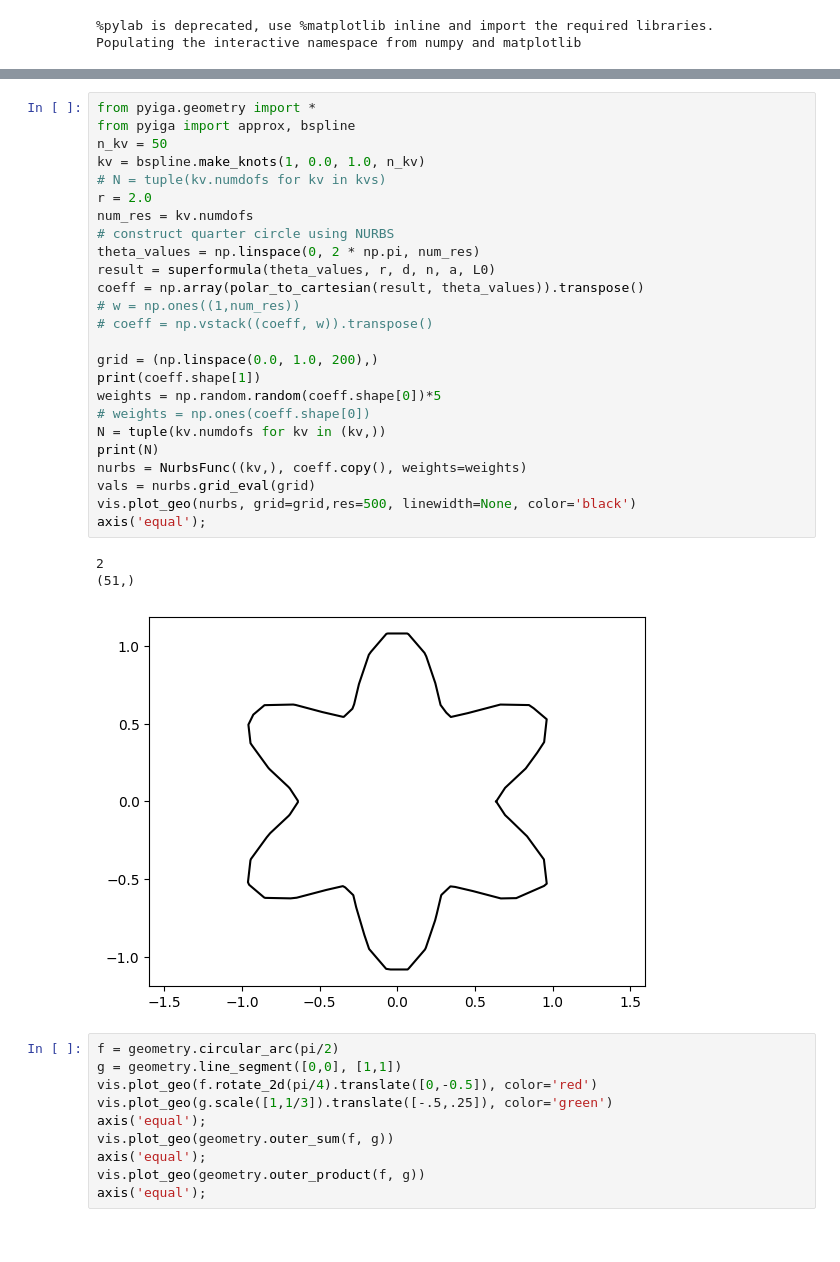
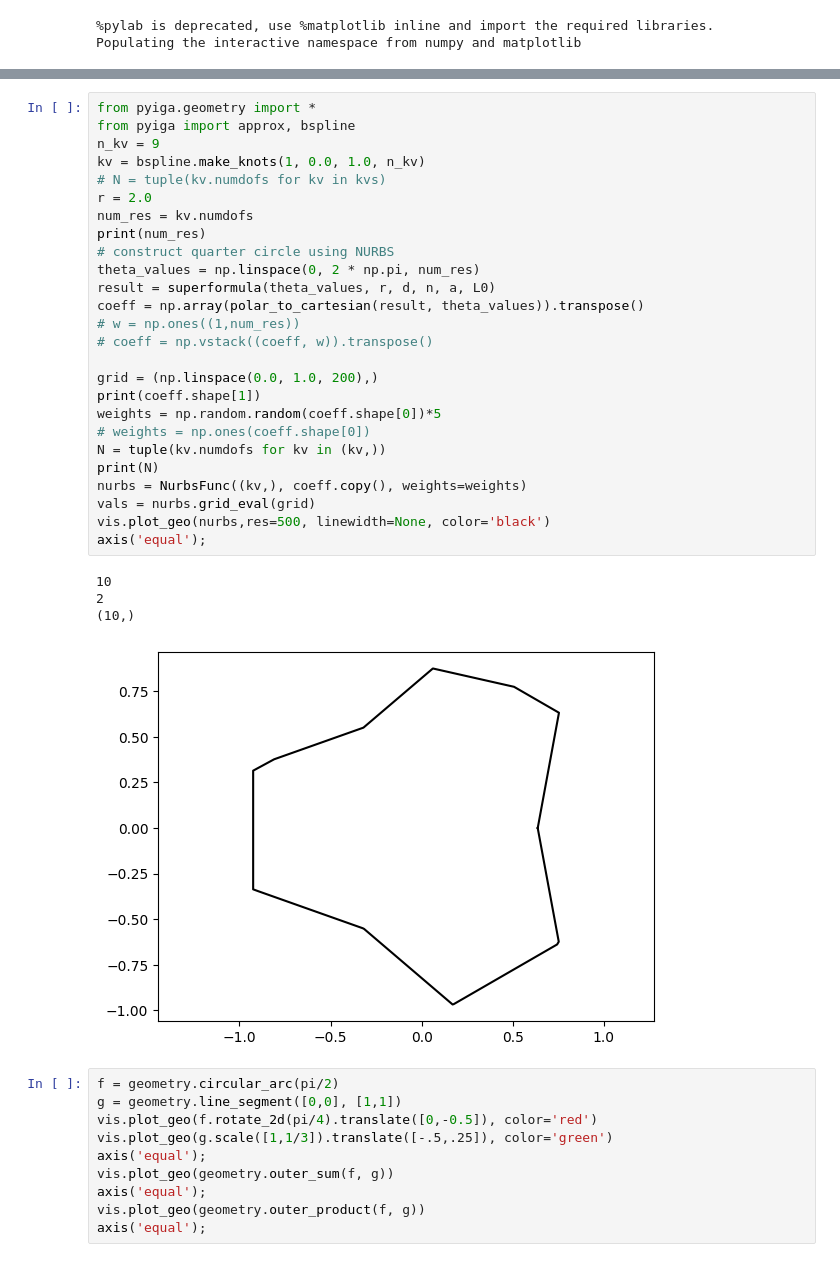
Before and after one commit to kevin866/pyiga, a Jupyter notebook: notebooks/nurbs_super.ipynb, the cells around one changed output, grey strips where cells are left out. Drawn from its saved outputs; the diff is of its cells as text.

```diff
--- a/notebooks/nurbs_super.ipynb
+++ b/notebooks/nurbs_super.ipynb
@@ -38,32 +35,34 @@ result = superformula(theta_values, r, d, n, a, L0)
 # %%
 from pyiga.geometry import *
 from pyiga import approx, bspline
-n_kv = 50
+n_kv = 9
 kv = bspline.make_knots(1, 0.0, 1.0, n_kv)
 # N = tuple(kv.numdofs for kv in kvs)
 r = 2.0
 num_res = kv.numdofs
+print(num_res)
 # construct quarter circle using NURBS
 theta_values = np.linspace(0, 2 * np.pi, num_res)
 result = superformula(theta_values, r, d, n, a, L0)
 coeff = np.array(polar_to_cartesian(result, theta_values)).transpose()
 # w = np.ones((1,num_res))
 # coeff = np.vstack((coeff, w)).transpose()
 
 grid = (np.linspace(0.0, 1.0, 200),)
 print(coeff.shape[1])
 weights = np.random.random(coeff.shape[0])*5
 # weights = np.ones(coeff.shape[0])
 N = tuple(kv.numdofs for kv in (kv,))
 print(N)
 nurbs = NurbsFunc((kv,), coeff.copy(), weights=weights)
 vals = nurbs.grid_eval(grid)
-vis.plot_geo(nurbs, grid=grid,res=500, linewidth=None, color='black')
+vis.plot_geo(nurbs,res=500, linewidth=None, color='black')
 axis('equal');
 # %% [output]
+10
 2
-(51,)
+(10,)
-[figure, old version]
+[figure, new version]
 # %%
 f = geometry.circular_arc(pi/2)
 g = geometry.line_segment([0,0], [1,1])
```
Also changed, not shown: parts of 1 cell of this notebook, 9 other files.
